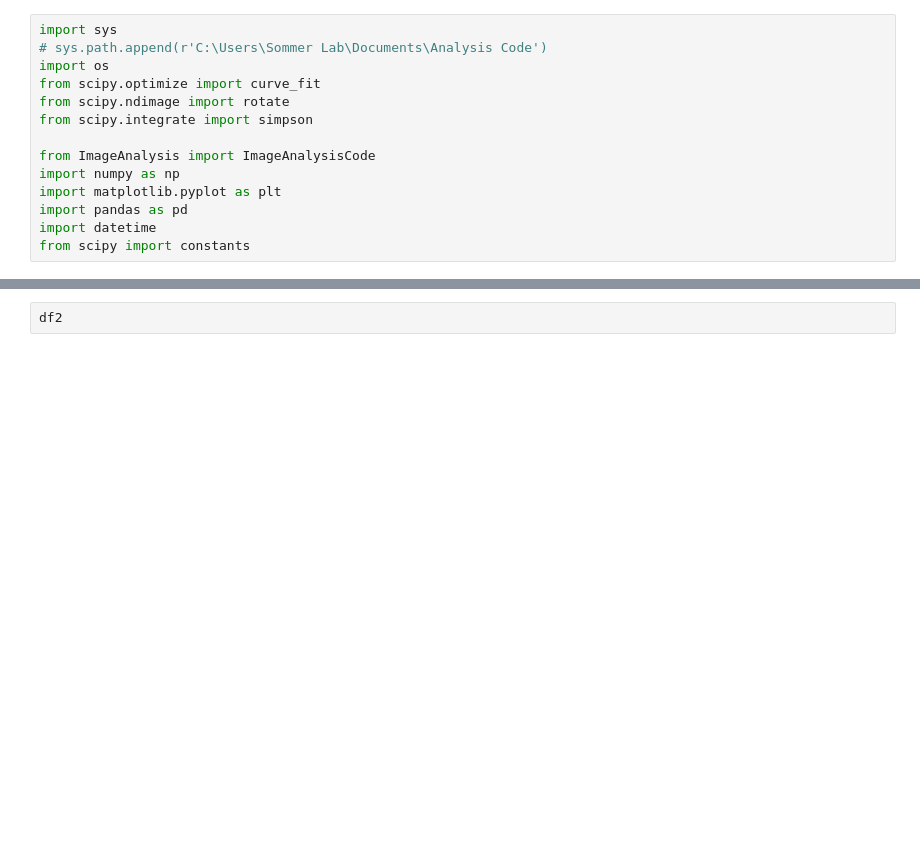
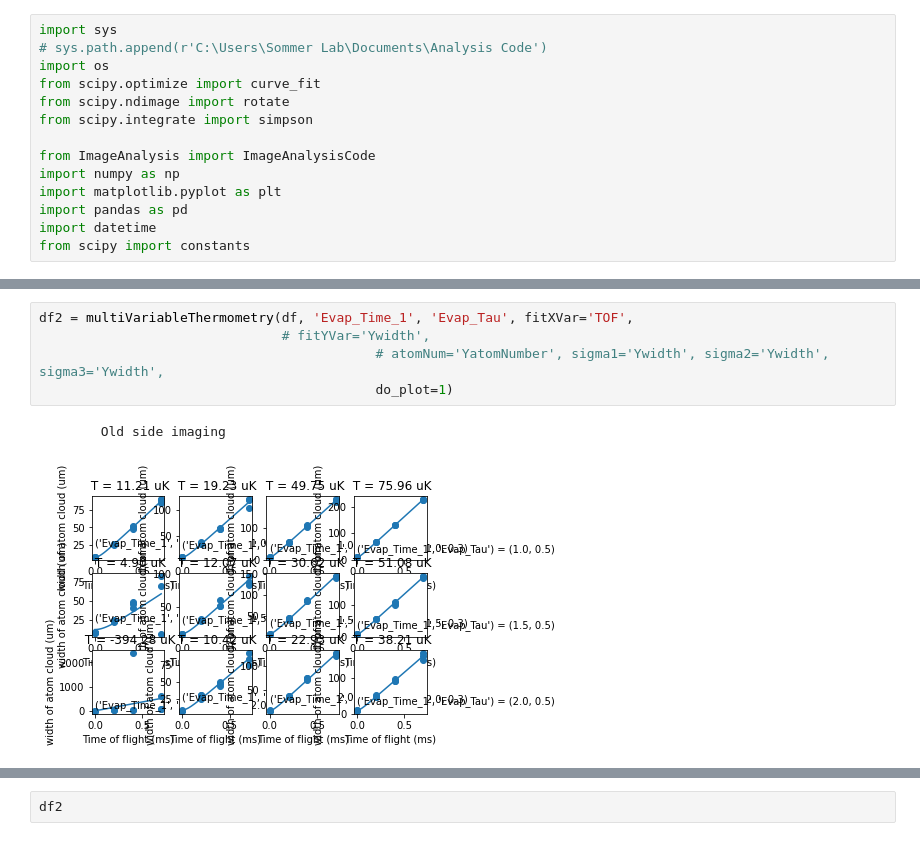
Before and after one commit to insommer/AnalysisCode, a Jupyter notebook: Coding Test/Pandas Test.ipynb, the cells around one changed output, grey strips where cells are left out. Saved outputs shown, nothing was run; the diff lists cells and outputs as text; blank space fills up the shorter version.

```diff
--- a/Coding Test/Pandas Test.ipynb
+++ b/Coding Test/Pandas Test.ipynb
@@ -80,4 +89,12 @@ def multiVariableThermometry(df, *variables, fitXVar='TOF', fitYVar='width_y',
 def PhaseSpaceDensity(atomNum, sigma1, sigma2, sigma3, T):
     waveLengthCubed = constants.h**3 / (2 * np.pi * 9.9883414e-27 * constants.k * T)**1.5
     return  waveLengthCubed * atomNum / (sigma1 * sigma2 * sigma3 * (2*np.pi)**1.5)
+# %%
+df2 = multiVariableThermometry(df, 'Evap_Time_1', 'Evap_Tau', fitXVar='TOF',
+                               # fitYVar='Ywidth',
+                                           # atomNum='YatomNumber', sigma1='Ywidth', sigma2='Ywidth', sigma3='Ywidth',
+                                           do_plot=1)
+# %% [output]
+        Old side imaging
+[figure, added]
 # %%
```
Also changed, not shown: parts of 7 cells of this notebook, 2 other files.
